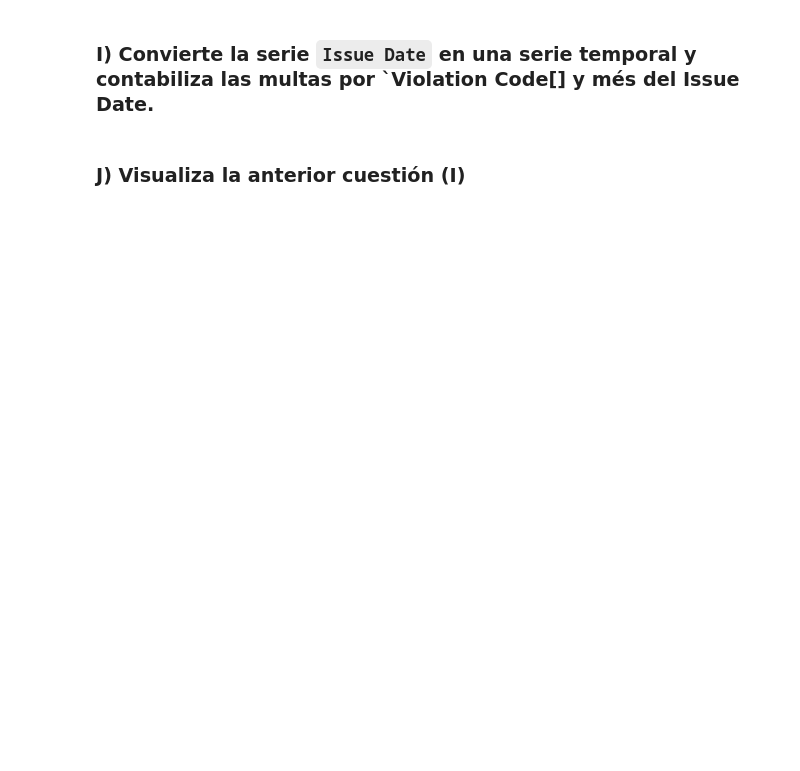
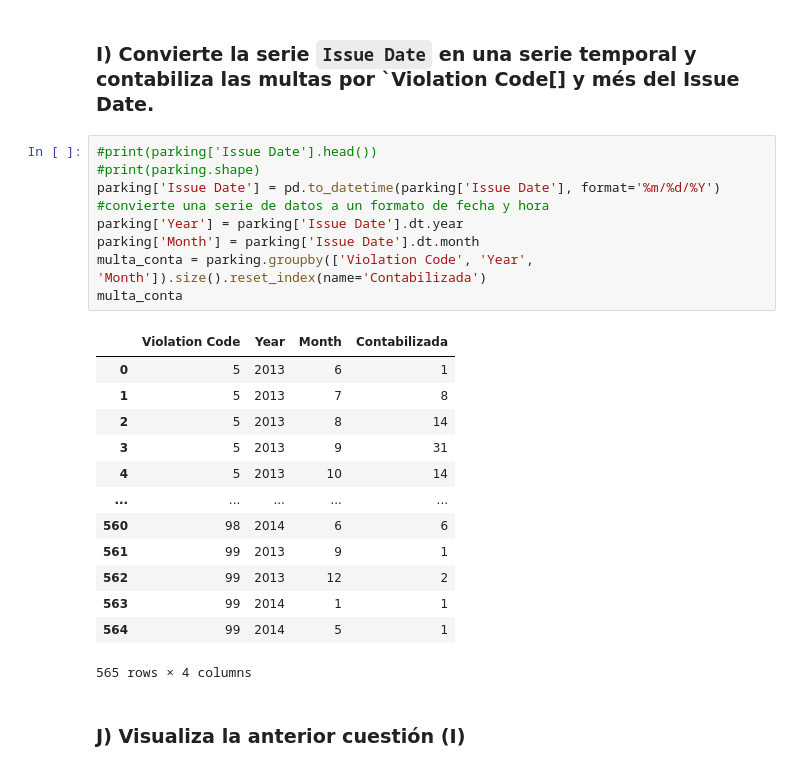
Before and after one commit to BalentinaAE/Pandas, a Jupyter notebook: ProyectoPandas_Github.ipynb, the cells around one changed output. Cells and saved outputs as stored; diff of their text form; blank space fills up the shorter version.

```diff
--- a/ProyectoPandas_Github.ipynb
+++ b/ProyectoPandas_Github.ipynb
@@ -245,4 +242,26 @@ plt.show()
 # %% [markdown]
 ### I) Convierte la serie `Issue Date` en una serie temporal y contabiliza las multas por `Violation Code[] y més del Issue Date.
+# %%
+#print(parking['Issue Date'].head())
+#print(parking.shape)
+parking['Issue Date'] = pd.to_datetime(parking['Issue Date'], format='%m/%d/%Y') #convierte una serie de datos a un formato de fecha y hora
+parking['Year'] = parking['Issue Date'].dt.year
+parking['Month'] = parking['Issue Date'].dt.month
+multa_conta = parking.groupby(['Violation Code', 'Year', 'Month']).size().reset_index(name='Contabilizada')
+multa_conta
+# %% [output]
+|  | Violation Code | Year | Month | Contabilizada |
+| 0 | 5 | 2013 | 6 | 1 |
+| 1 | 5 | 2013 | 7 | 8 |
+| 2 | 5 | 2013 | 8 | 14 |
+| 3 | 5 | 2013 | 9 | 31 |
+| 4 | 5 | 2013 | 10 | 14 |
+| ... | ... | ... | ... | ... |
+| 560 | 98 | 2014 | 6 | 6 |
+| 561 | 99 | 2013 | 9 | 1 |
+| 562 | 99 | 2013 | 12 | 2 |
+| 563 | 99 | 2014 | 1 | 1 |
+| 564 | 99 | 2014 | 5 | 1 |
+565 rows × 4 columns
 # %% [markdown]
 ### J) Visualiza la anterior cuestión (I)
```
Also changed, not shown: parts of 5 cells of this notebook, 1 other file.
